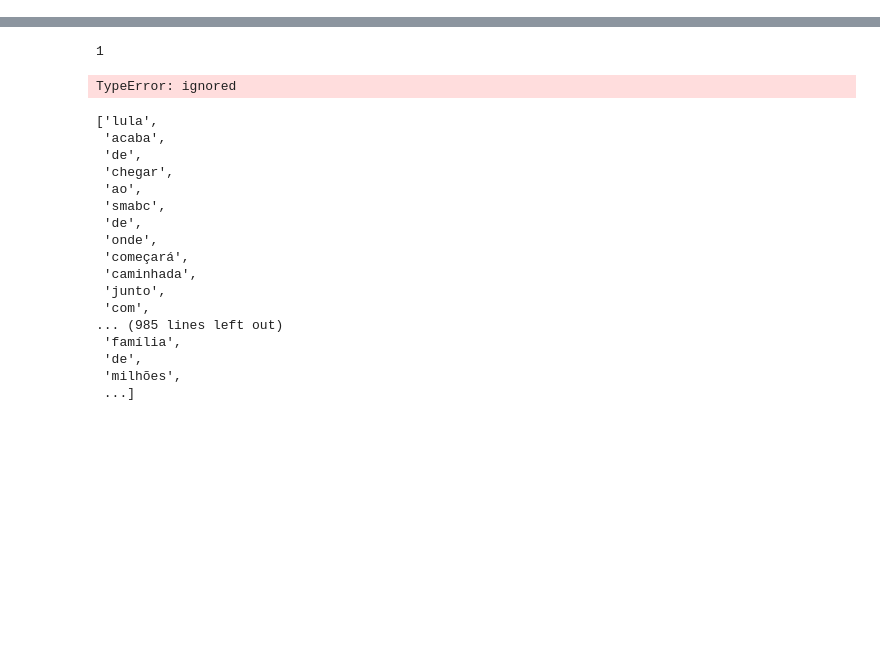
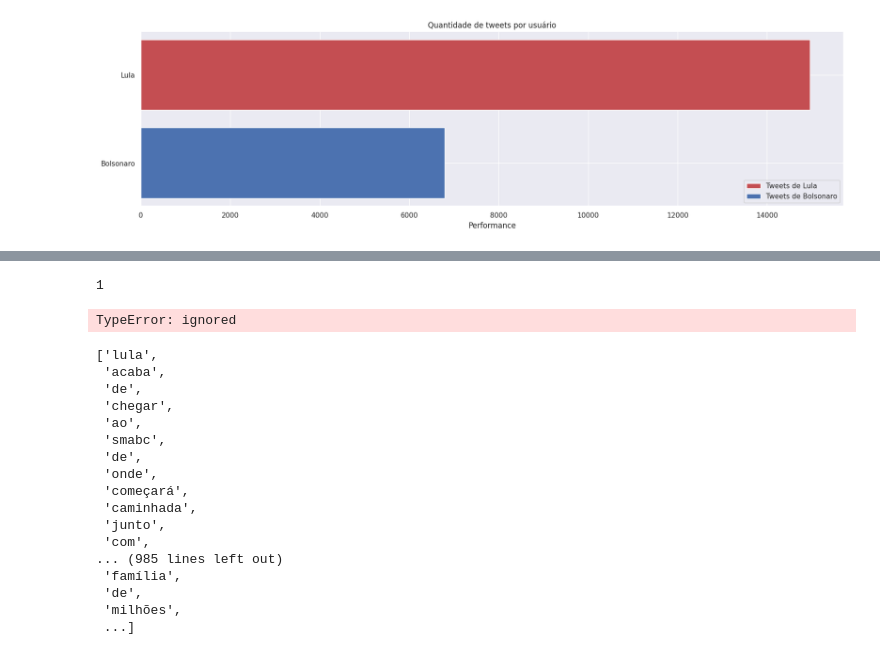
Before and after one commit to eduardodut/Analise-tweets-ICD-Unifor, a Jupyter notebook: AnaliseTweets.ipynb, the cells around one changed output, grey strips where cells are left out. Drawn from its saved outputs; the diff is of its cells as text; code cells hidden in the pictures; blank space fills up the shorter version.

```diff
--- a/AnaliseTweets.ipynb
+++ b/AnaliseTweets.ipynb
@@ -144,29 +140,42 @@ datas_relevantes['Data'] = datas_relevantes['Data'].astype('datetime64[ns]')
 # %%
 #@title Filtro de tempo para as análises e gráficos
-#@markdown selecione o período de tempo e o usuário que deverá ter os tweets filtrados
 
 import pandas as pd
 import seaborn as sns
 import matplotlib.pyplot as plt
-Lula = True #@param {type:"boolean"}
-Bolsonaro = True #@param {type:"boolean"}
 
-data_inicial_analise = '2017-10-07'  #@param {type: "date"}
-data_final_analise = '2019-11-08'  #@param {type: "date"}
+#@markdown Seleção opcional para período de análise
+
+datas_relevantes = pd.DataFrame(dict_datas_relevantes.items(), columns=["Data","Evento"])
+datas_relevantes['Data'] = datas_relevantes['Data'].astype('datetime64[ns]')
+data_inicial_analise = '2010-04-24'  #@param {type: "date"}
+data_final_analise = '2011-01-08'  #@param {type: "date"}
+
+#@markdown Os usuários abaixo terão seus tweets selecionados de acordo com as datas acima para análise
+
+Lula = False #@param {type:"boolean"}
+Bolsonaro = False #@param {type:"boolean"}
+
+# data_inicial_analise = data_inicial_analise.join('00:00:00+00:00')
+# data_final_analise = data_final_analise.join('00:00:00+00:00')
 
 dic_datas_analise = {data_inicial_analise:"Data inicial da análise",
                      data_final_analise:"Data final da análise"}
 
 datas_analise = pd.DataFrame(dic_datas_analise.items(), columns=datas_relevantes.columns)
 datas_analise['Data'] = datas_analise['Data'].astype('datetime64[ns]')
+# datas_analise['Data'] = pd.to_datetime(datas_analise['Data'])
 
-datas_relevantes = datas_relevantes.append(datas_analise).sort_values("Data")
+dados_filtrados = Lula or Bolsonaro
+
+if dados_filtrados:
+  datas_relevantes = datas_relevantes.append(datas_analise).sort_values("Data")
 
 col_data=[data_inicial_analise, data_final_analise]
 datas = pd.DataFrame(col_data, columns=['data'])
 
 datas = datas.data.astype('datetime64[ns]')
-
+# datas = pd.to_datetime(datas.data)
 if Bolsonaro:
   bolsonaro_filtrado = bolso_data.loc[bolso_data['created_at']>datas[0]]
   bolsonaro_filtrado = bolsonaro_filtrado.loc[bolsonaro_filtrado['created_at']<datas[1]]
@@ -179,6 +188,64 @@ if Lula :
 else:
   lula_filtrado = lula_data
 
-print("Selecionados ",bolsonaro_filtrado.shape[0]," tweets do Bolsonaro")
-print("Selecionados ",lula_filtrado.shape[0]," tweets do lula")
+
+print("Selecionados ",lula_filtrado.shape[0], ' dos ',lula_data.shape[0]," tweets do lula")
+print("Selecionados ",bolsonaro_filtrado.shape[0], ' dos ',bolso_data.shape[0]," tweets do Bolsonaro")
+
+
+sns.set()
+lula = ["Lula",
+        lula_filtrado.shape[0],
+        lula_data.shape[0]-lula_filtrado.shape[0]]
+bolso = ["Bolsonaro",
+         bolsonaro_filtrado.shape[0],
+         bolso_data.shape[0]-bolsonaro_filtrado.shape[0]]
+
+dados = pd.DataFrame([lula,bolso],
+                    columns= ['usuario',
+                              'tweets_selecionados',
+                              'tweets_totais'])
+
+# plt.rcdefaults()
+fig, ax = plt.subplots()
+
+# Example data
+people = dados.usuario
+y_pos = np.arange(len(people))
+performance = dados.tweets_selecionados
+error = np.random.rand(len(people))
+#barra do bolsonaro
+
+lista_legenda = []
+
+ax.barh(0, dados.tweets_selecionados.loc[dados.usuario=='Lula'],  align='center',color='#c44e52')
+if Lula and dados.tweets_totais.loc[dados.usuario=='Lula'].values[0]>0:
+  ax.barh(0, dados.tweets_totais.loc[dados.usuario=='Lula'],  align='center',color='#d16266',left = dados.tweets_selecionados.loc[dados.usuario=='Lula'])
+  lista_legenda.append('Tweets selecionados de Lula')
+  lista_legenda.append('Tweets não selecionados de Lula')
+else:
+  lista_legenda.append('Tweets de Lula')
+
+
+
+ax.barh(1, dados.tweets_selecionados.loc[dados.usuario=='Bolsonaro'],  align='center',color='#4c72b0')
+
+if Bolsonaro and dados.tweets_totais.loc[dados.usuario=='Bolsonaro'].values[0]>0:
+  ax.barh(1, dados.tweets_totais.loc[dados.usuario=='Bolsonaro'],  align='center',color='#5d8cd9',left = dados.tweets_selecionados.loc[dados.usuario=='Bolsonaro'])
+  lista_legenda.append('Tweets selecionados de Bolsonaro')
+  lista_legenda.append('Tweets não selecionados de Bolsonaro')
+else:
+  lista_legenda.append('Tweets de Bolsonaro')
+
+
+
+
+ax.set_yticks(y_pos)
+ax.set_yticklabels(dados.usuario)
+ax.invert_yaxis()
+ax.set_xlabel('Performance')
+ax.set_title('Quantidade de tweets por usuário')
+fig.set_size_inches(20,5)
+plt.legend(lista_legenda)
+plt.show()
 # %% [output]
@@ -186,0 +254 @@ Selecionados  7353  tweets do lula
+[figure, added]
```
Also changed, not shown: parts of 19 cells of this notebook.
